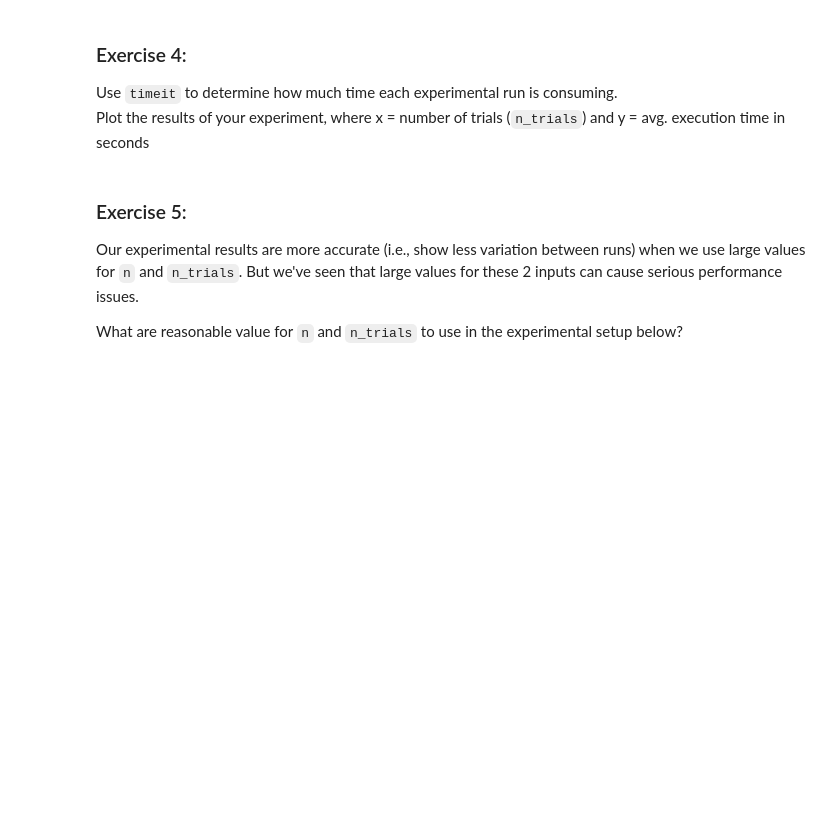
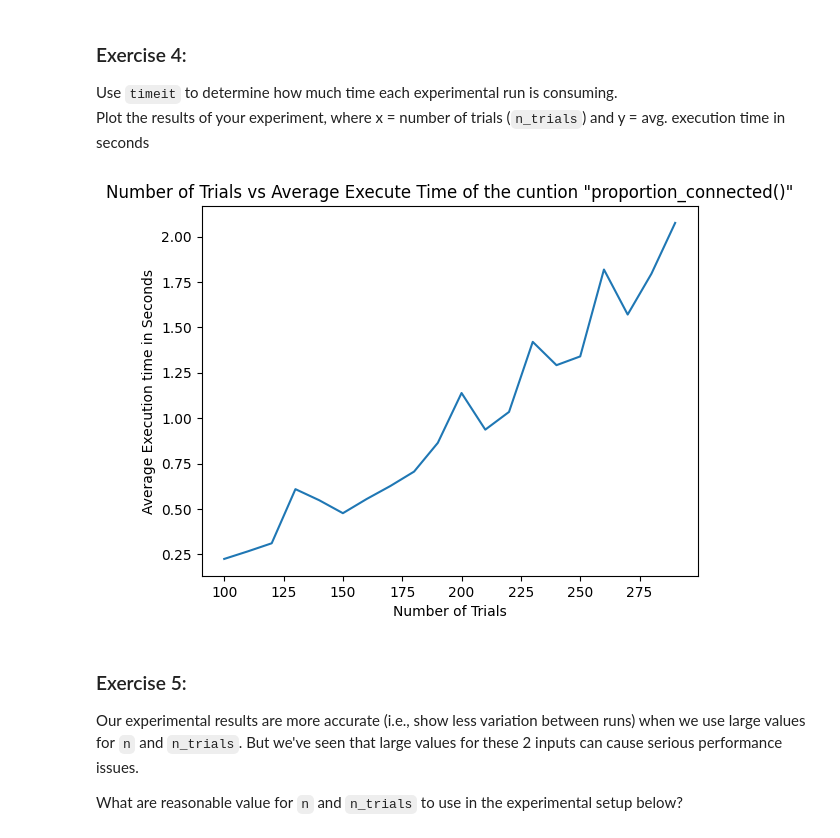
Before and after one commit to ChowWigglePuff/cap-comp215, a Jupyter notebook: labs/lab04-graphs.ipynb, the cells around one changed output. Saved outputs shown, nothing was run; the diff lists cells and outputs as text; code cells hidden in the pictures; blank space fills up the shorter version.

```diff
--- a/labs/lab04-graphs.ipynb
+++ b/labs/lab04-graphs.ipynb
@@ -192,3 +190,25 @@ Plot the results of your experiment, where x = number of trials (`n_trials`) and
+# %%
+# Solution for Ex. 4 here...
+p = 0.1
+#similar methodology to my exercise 1
+ex_graph_x = []
+ex_graph_y = []
+for n in range(100, 300, 10):
+  seconds = timeit(lambda: proportion_connected(n, p), number=3)/3
+  # print(f'(the fucntion proportion_connected() with {n} trials, has an avg. time to execute: {seconds} seconds)')
+  ex_graph_x.append(n)
+  ex_graph_y.append(seconds)
+# print(ex_graph_x)
+# print(ex_graph_y)
+
+#plot the graph
+plt.plot(ex_graph_x, ex_graph_y)
+plt.xlabel('Number of Trials')
+plt.ylabel('Average Execution time in Seconds')
+plt.title('Number of Trials vs Average Execute Time of the function "proportion_connected()"')
+plt.show()
+# %% [output]
+[figure, added]
 # %% [markdown]
 ### Exercise 5:
 Our experimental results are more accurate (i.e., show less variation between runs) when we use large values for `n` and `n_trials`.  But we've seen that large values for these 2 inputs can cause serious performance issues.
```
Also changed, not shown: parts of 7 cells of this notebook.
